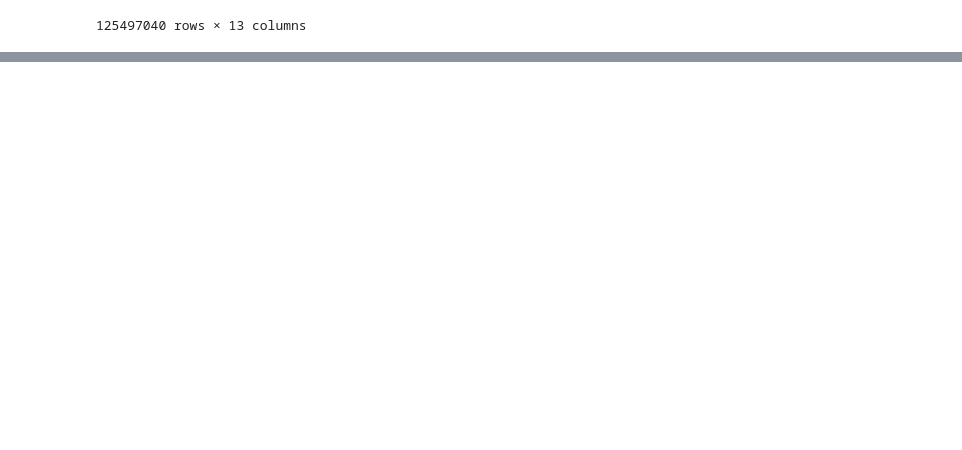
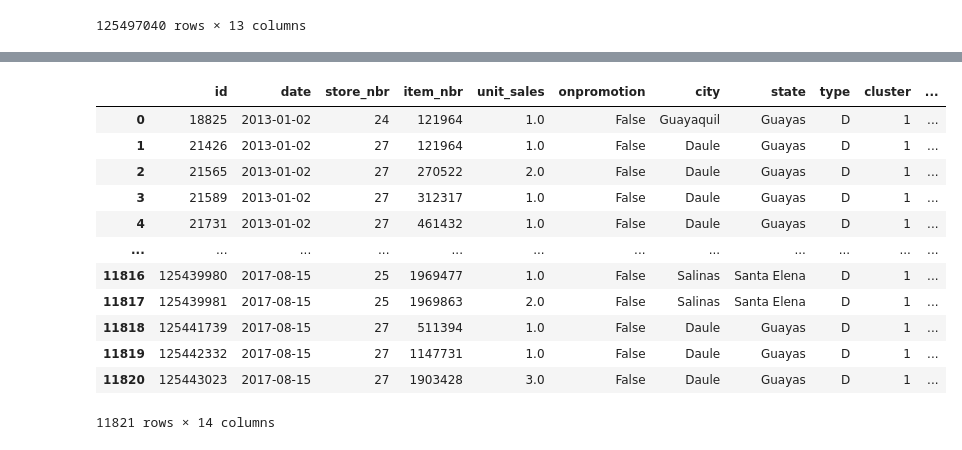
Before and after one commit to TheNobleStag/ForecastingCaseStudyJahan.ai, a Jupyter notebook: Data_Analysis/EDA_And_Feature_Engineering.ipynb, the cells around one changed output, grey strips where cells are left out. Cells and saved outputs as stored; diff of their text form; code cells hidden in the pictures; blank space fills up the shorter version.

Commit message:
model training

```diff
--- a/Data_Analysis/EDA_And_Feature_Engineering.ipynb
+++ b/Data_Analysis/EDA_And_Feature_Engineering.ipynb
@@ -355,3 +359,12 @@ train_data
 | 125497038 | 125497038 | 2017-08-15 | 54 | 2113914 | 198.0 | True | El Carmen | Manabi | C | 3 | ... |
 | 125497039 | 125497039 | 2017-08-15 | 54 | 2116416 | 2.0 | False | El Carmen | Manabi | C | 3 | ... |
 125497040 rows × 13 columns
+# %%
+average_sales = train_data.groupby("item_nbr")["unit_sales"].mean().reset_index()
+average_sales.columns = ["item_nbr", "avg_unit_sales"]
+# %%
+split_datasets = {f"cluster_{c}_family_{f}": group for (c, f), group in train_data.groupby(["cluster", "family"])}
+# %%
+# This dataset will be used for the model training
+chosen_df = split_datasets['cluster_1_family_AUTOMOTIVE']
+chosen_df = chosen_df.merge(average_sales, on="item_nbr", how="left")
@@ -357,0 +387,4 @@ train_data
+# %%
+#Missing values filled with the mode for the time being
+mode_value = chosen_df["onpromotion"].mode()[0] if not chosen_df["onpromotion"].mode().empty else False
+chosen_df["onpromotion"].fillna(mode_value, inplace=True)
@@ -357,0 +398,16 @@ train_data
+# %%
+chosen_df
+# %% [output]
+|  | id | date | store_nbr | item_nbr | unit_sales | onpromotion | city | state | type | cluster | ... |
+| 0 | 18825 | 2013-01-02 | 24 | 121964 | 1.0 | False | Guayaquil | Guayas | D | 1 | ... |
+| 1 | 21426 | 2013-01-02 | 27 | 121964 | 1.0 | False | Daule | Guayas | D | 1 | ... |
+| 2 | 21565 | 2013-01-02 | 27 | 270522 | 2.0 | False | Daule | Guayas | D | 1 | ... |
+| 3 | 21589 | 2013-01-02 | 27 | 312317 | 1.0 | False | Daule | Guayas | D | 1 | ... |
+| 4 | 21731 | 2013-01-02 | 27 | 461432 | 1.0 | False | Daule | Guayas | D | 1 | ... |
+| ... | ... | ... | ... | ... | ... | ... | ... | ... | ... | ... | ... |
+| 11816 | 125439980 | 2017-08-15 | 25 | 1969477 | 1.0 | False | Salinas | Santa Elena | D | 1 | ... |
+| 11817 | 125439981 | 2017-08-15 | 25 | 1969863 | 2.0 | False | Salinas | Santa Elena | D | 1 | ... |
+| 11818 | 125441739 | 2017-08-15 | 27 | 511394 | 1.0 | False | Daule | Guayas | D | 1 | ... |
+| 11819 | 125442332 | 2017-08-15 | 27 | 1147731 | 1.0 | False | Daule | Guayas | D | 1 | ... |
+| 11820 | 125443023 | 2017-08-15 | 27 | 1903428 | 3.0 | False | Daule | Guayas | D | 1 | ... |
+11821 rows × 14 columns
```
Also changed, not shown: parts of 4 cells of this notebook, 3 other files.
